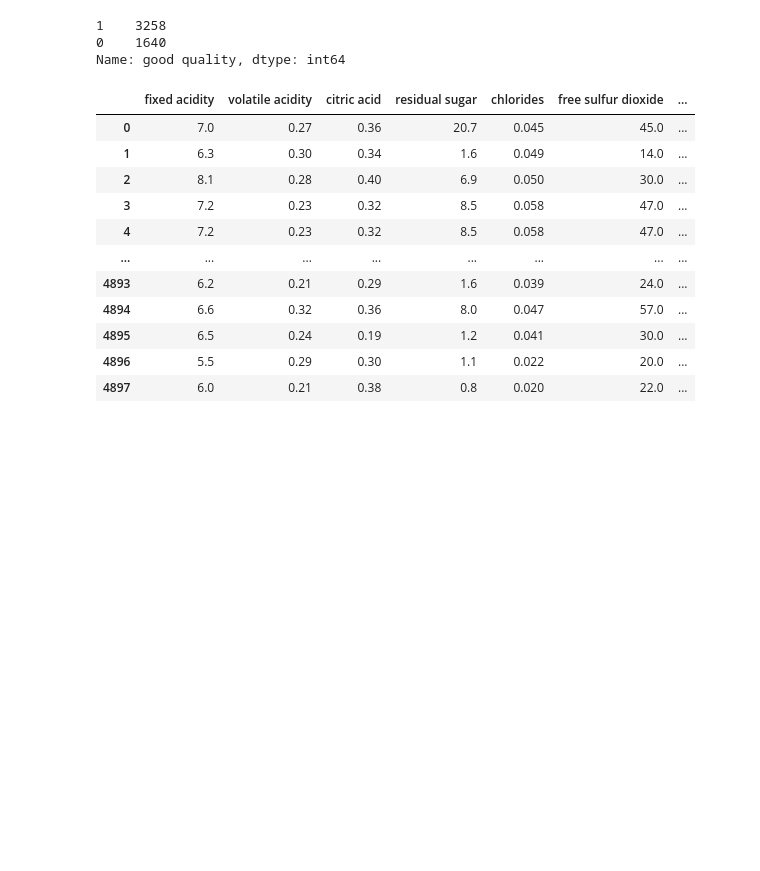
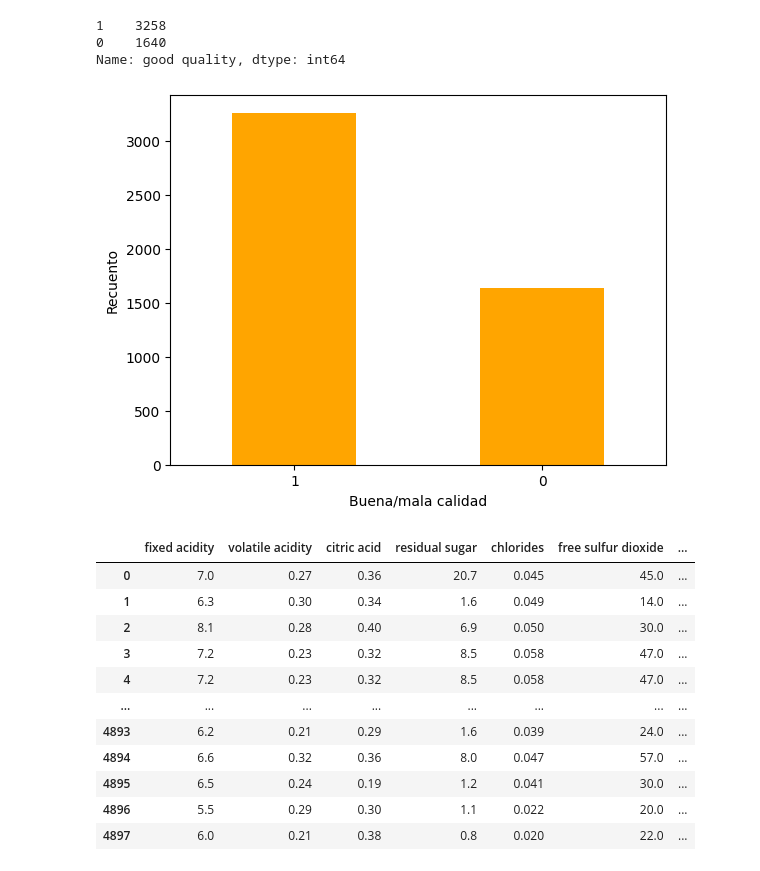
Before and after one commit to Vihelmet/Analisis_calidad_vino_blanco_ML, a Jupyter notebook: notebooks/02_Preprocesamiento.ipynb, the cells around one changed output. Saved outputs shown, nothing was run; the diff lists cells and outputs as text; code cells hidden in the pictures; blank space fills up the shorter version.

```diff
--- a/notebooks/02_Preprocesamiento.ipynb
+++ b/notebooks/02_Preprocesamiento.ipynb
@@ -80,6 +81,13 @@ vino['good quality'].value_counts()
 1    3258
 0    1640
 Name: good quality, dtype: int64
+# %%
+vino['good quality'].value_counts().plot.bar(rot=0, color='orange')
+plt.ylabel('Recuento')
+plt.xlabel('Buena/mala calidad')
+plt.show()
+# %% [output]
+[figure, added]
 # %%
 vino.drop(columns=['quality'], inplace=True)
 vino
```
Also changed, not shown: parts of 1 cell of this notebook.
